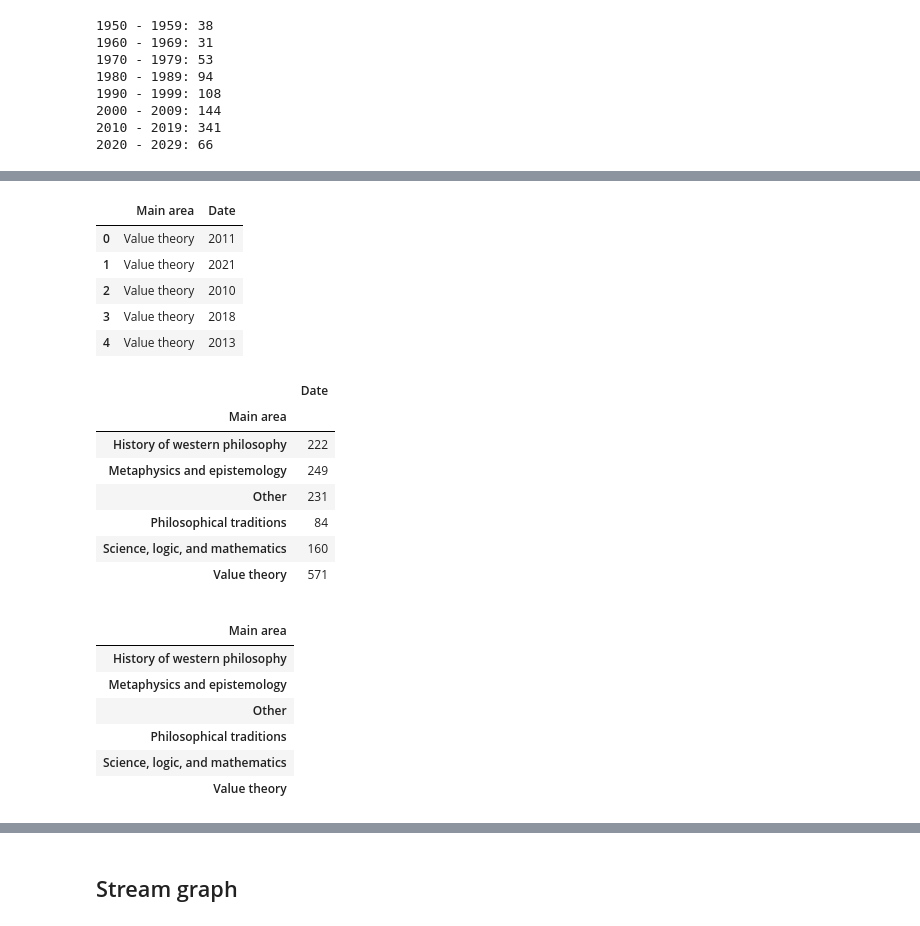
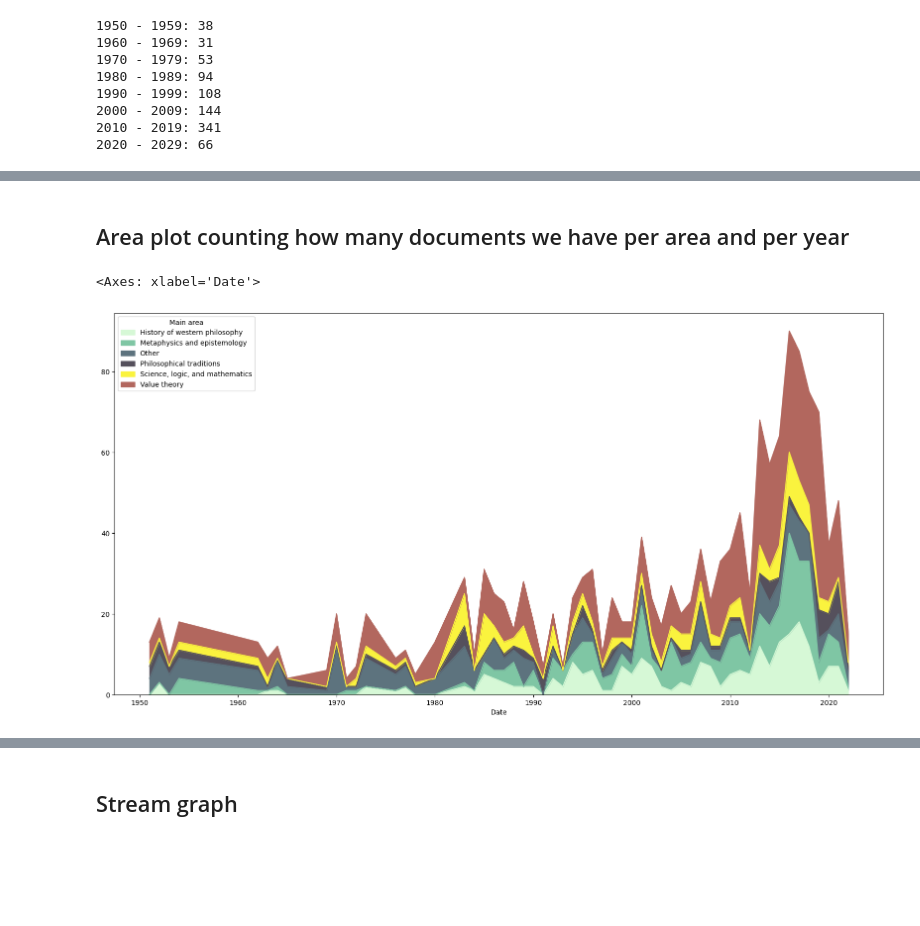
Before and after one commit to juanrloaiza/latinamerican-philosophy-mining, a Jupyter notebook: notebooks/4-Analysis.ipynb, the cells around one changed output, grey strips where cells are left out. Drawn from its saved outputs; the diff is of its cells as text; code cells hidden in the pictures; blank space fills up the shorter version.

Commit message:
Implements a visualization class, adds main area and areas to topics

```diff
--- a/notebooks/4-Analysis.ipynb
+++ b/notebooks/4-Analysis.ipynb
@@ -40,34 +40,18 @@ for topic in model.topics:
             data.append((topic.tags[0].capitalize(), dt.datetime.strptime(doc.date, '%Y/%m/%d').year))
 # %%
 df = pd.DataFrame(data, columns = ['Main area', 'Date'])
-# %%
-df.head()
-# %% [output]
-|  | Main area | Date |
-| 0 | Value theory | 2011 |
-| 1 | Value theory | 2021 |
-| 2 | Value theory | 2010 |
-| 3 | Value theory | 2018 |
-| 4 | Value theory | 2013 |
+# %% [markdown]
+## Area plot counting how many documents we have per area and per year
+# %%
+import matplotlib as mpl
+
+# Set the default color cycle
+mpl.rcParams['axes.prop_cycle'] = mpl.cycler(color=["#d6f8d6","#7fc6a4","#5d737e","#55505c","#faf33e", "#B2675E"])
+
+_, ax = plt.subplots(1, 1, figsize=(20, 10))
+df.groupby(['Date', 'Main area']).size().unstack().plot(kind='area', stacked=True, ax=ax)
+# %% [output]
+<Axes: xlabel='Date'>
+[figure, added]
 # %%
-df.groupby('Main area').count()
+df_counts_main_area_per_year = df.groupby(['Date', 'Main area']).size().unstack()
-# %% [output]
-|  | Date |
-| Main area |  |
-| History of western philosophy | 222 |
-| Metaphysics and epistemology | 249 |
-| Other | 231 |
-| Philosophical traditions | 84 |
-| Science, logic, and mathematics | 160 |
-| Value theory | 571 |
-# %%
-df
-# %% [output]
-|  |
-| Main area |
-| History of western philosophy |
-| Metaphysics and epistemology |
-| Other |
-| Philosophical traditions |
-| Science, logic, and mathematics |
-| Value theory |
```
Also changed, not shown: parts of 6 cells of this notebook, 4 other files.
